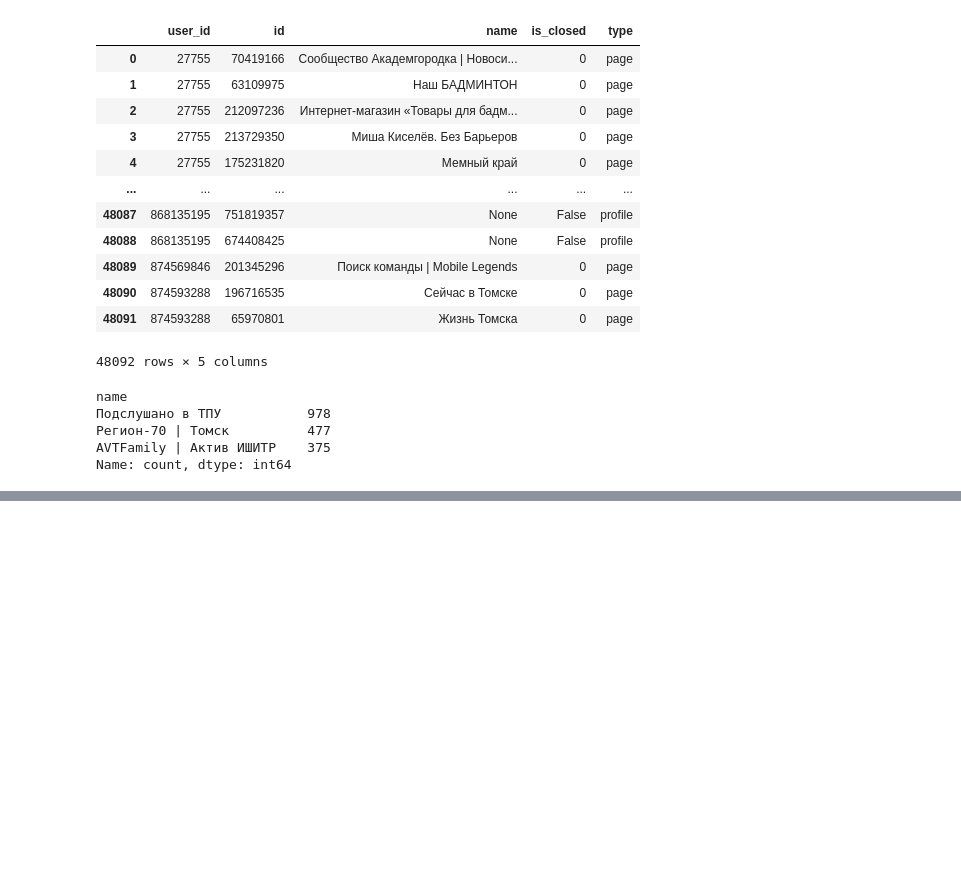
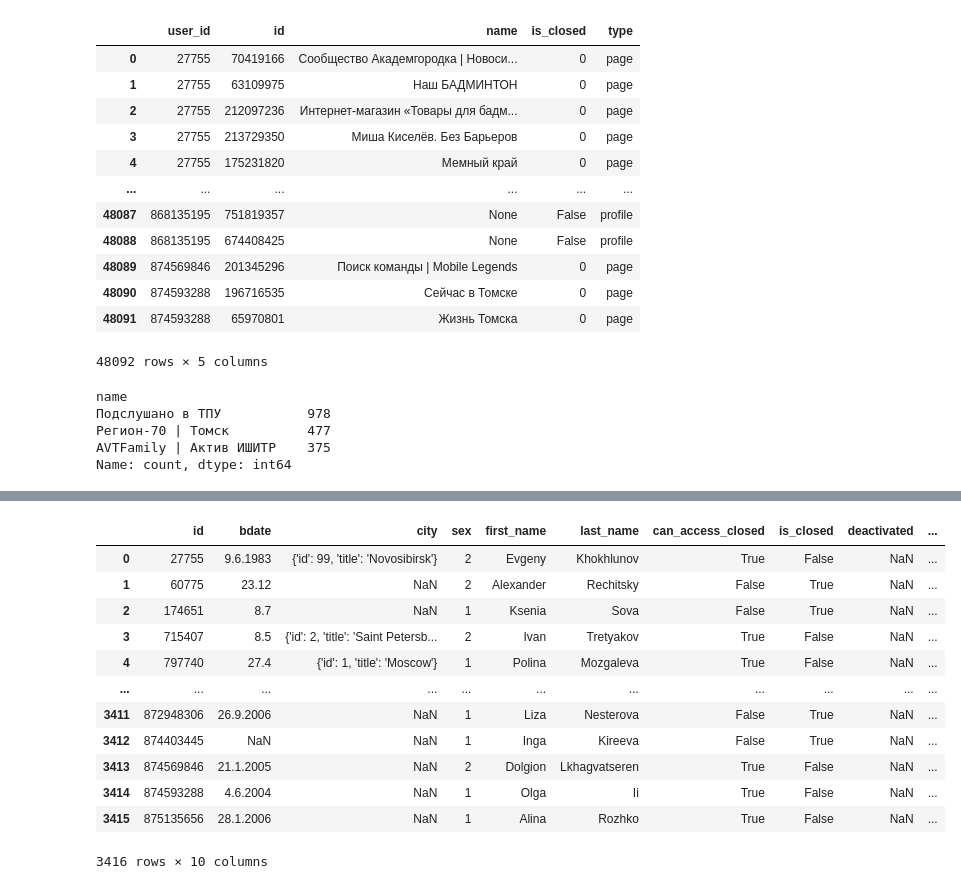
Before and after one commit to Hjklvfr/DataAnalysisMethods, a Jupyter notebook: analytics/notebooks/web_lab1.ipynb, the cells around one changed output, grey strips where cells are left out. Cells and saved outputs as stored; diff of their text form; code cells hidden in the pictures; blank space fills up the shorter version.

```diff
--- a/analytics/notebooks/web_lab1.ipynb
+++ b/analytics/notebooks/web_lab1.ipynb
@@ -95,0 +109,4 @@ Name: count, dtype: int64
+# %%
+members = (VkApi(os.getenv('VK_API_URL'), os.getenv('VK_ACCESS_TOKEN'))
+                              .get_members(73332691, ['bdate', 'sex', 'country', 'city']))
+(len(members), members[0])
@@ -95,0 +142,39 @@ Name: count, dtype: int64
+# %%
+from datetime import datetime
+
+
+def age(dob: datetime):
+    today = datetime.today()
+    this_year_birthday = datetime(today.year, dob.month, dob.day)
+    if this_year_birthday < today:
+        years = today.year - dob.year
+    else:
+        years = today.year - dob.year - 1
+    return years
+
+def get_age(x: str):
+    if not x:
+        return None
+    if isinstance(x, float):
+        return None
+    t_members = x.split('.')
+    if len(t_members) == 3:
+        return age(datetime.strptime(x, '%d.%m.%Y'))
+    return None
+
+df['age'] = df['bdate'].map(get_age)
+df
+# %% [output]
+|  | id | bdate | city | sex | first_name | last_name | can_access_closed | is_closed | deactivated | ... |
+| 0 | 27755 | 9.6.1983 | {'id': 99, 'title': 'Novosibirsk'} | 2 | Evgeny | Khokhlunov | True | False | NaN | ... |
+| 1 | 60775 | 23.12 | NaN | 2 | Alexander | Rechitsky | False | True | NaN | ... |
+| 2 | 174651 | 8.7 | NaN | 1 | Ksenia | Sova | False | True | NaN | ... |
+| 3 | 715407 | 8.5 | {'id': 2, 'title': 'Saint Petersb... | 2 | Ivan | Tretyakov | True | False | NaN | ... |
+| 4 | 797740 | 27.4 | {'id': 1, 'title': 'Moscow'} | 1 | Polina | Mozgaleva | True | False | NaN | ... |
+| ... | ... | ... | ... | ... | ... | ... | ... | ... | ... | ... |
+| 3411 | 872948306 | 26.9.2006 | NaN | 1 | Liza | Nesterova | False | True | NaN | ... |
+| 3412 | 874403445 | NaN | NaN | 1 | Inga | Kireeva | False | True | NaN | ... |
+| 3413 | 874569846 | 21.1.2005 | NaN | 2 | Dolgion | Lkhagvatseren | True | False | NaN | ... |
+| 3414 | 874593288 | 4.6.2004 | NaN | 1 | Olga | Ii | True | False | NaN | ... |
+| 3415 | 875135656 | 28.1.2006 | NaN | 1 | Alina | Rozhko | True | False | NaN | ... |
+3416 rows × 10 columns
```
Also changed, not shown: parts of 23 cells of this notebook, 1 other file.
